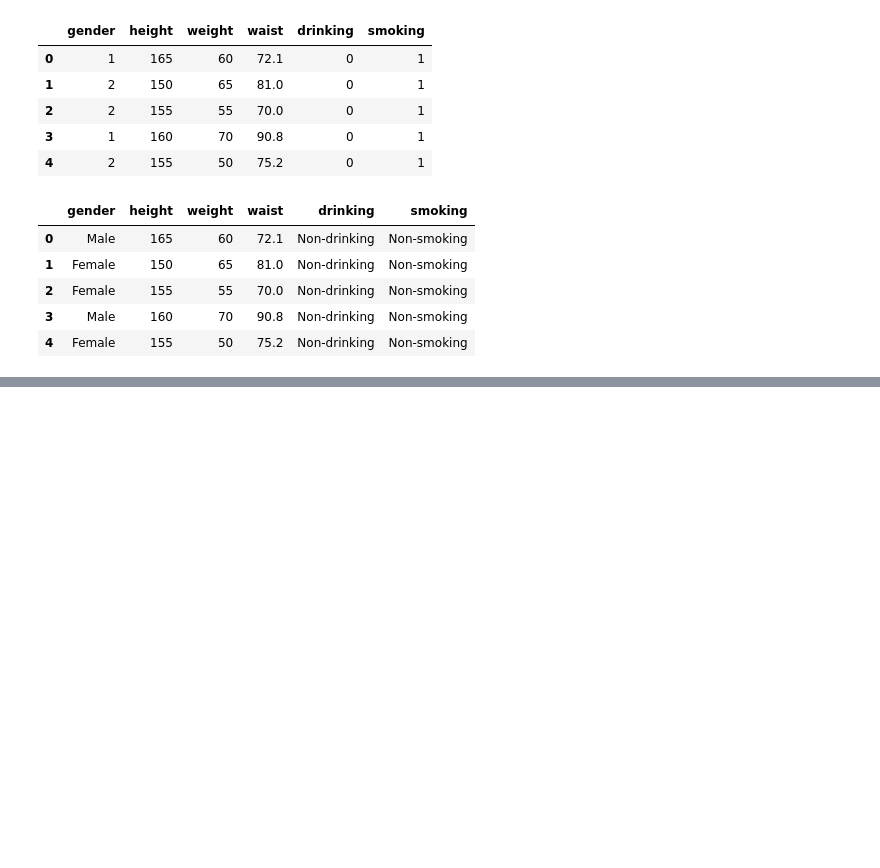
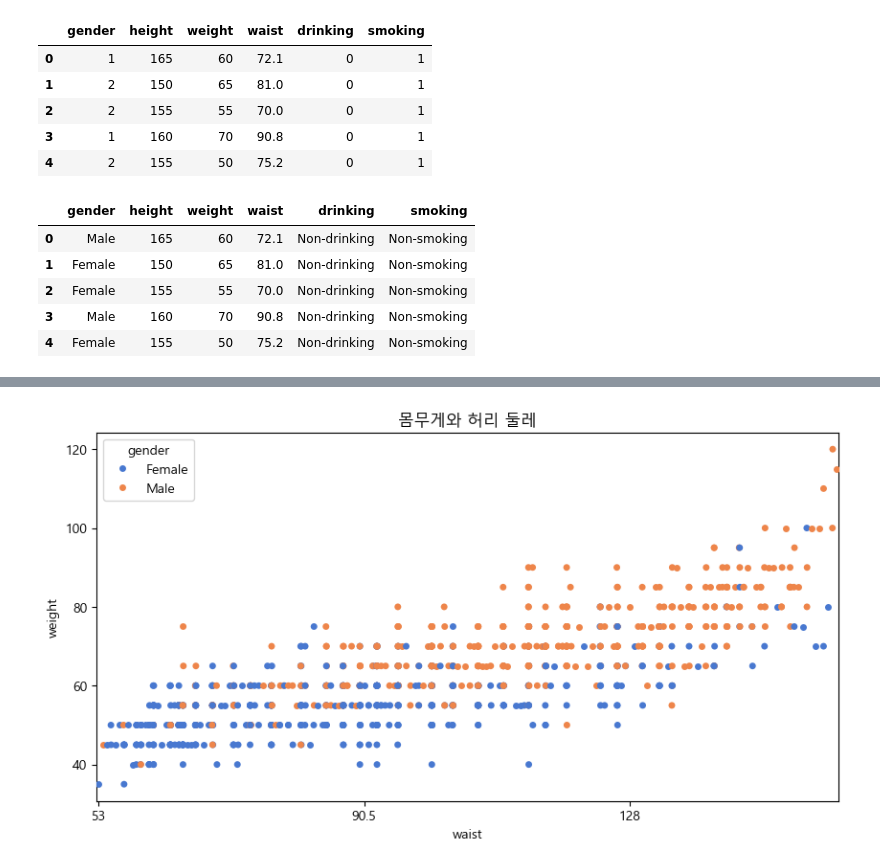
Before and after one commit to BosuMamemon/BIGDATA, a Jupyter notebook: workspace/데이터 분석/seaborn_test.ipynb, the cells around one changed output, grey strips where cells are left out. Cells and saved outputs as stored; diff of their text form; code cells hidden in the pictures; blank space fills up the shorter version.

```diff
--- a/workspace/데이터 분석/seaborn_test.ipynb
+++ b/workspace/데이터 분석/seaborn_test.ipynb
@@ -156,0 +176,9 @@ data6.head()
+# %%
+plt.figure(figsize=(10, 5))
+plt.title("몸무게와 허리 둘레")
+
+seaborn.stripplot(data=data6, x="waist", y="weight", hue="gender")
+plt.xticks(np.arange(0, 127, 63), labels=[53, 90.5, 128])
+plt.show()
+# %% [output]
+[figure, added]
```
Also changed, not shown: parts of 13 cells of this notebook, 30 other files.
